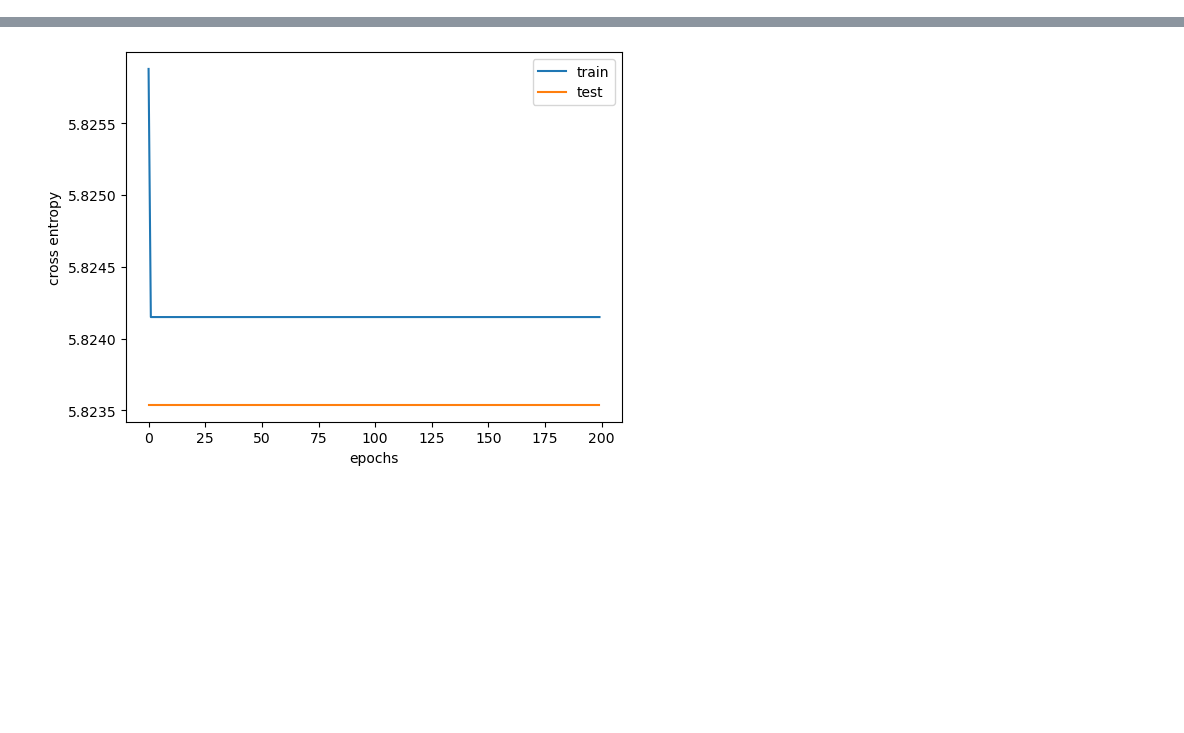
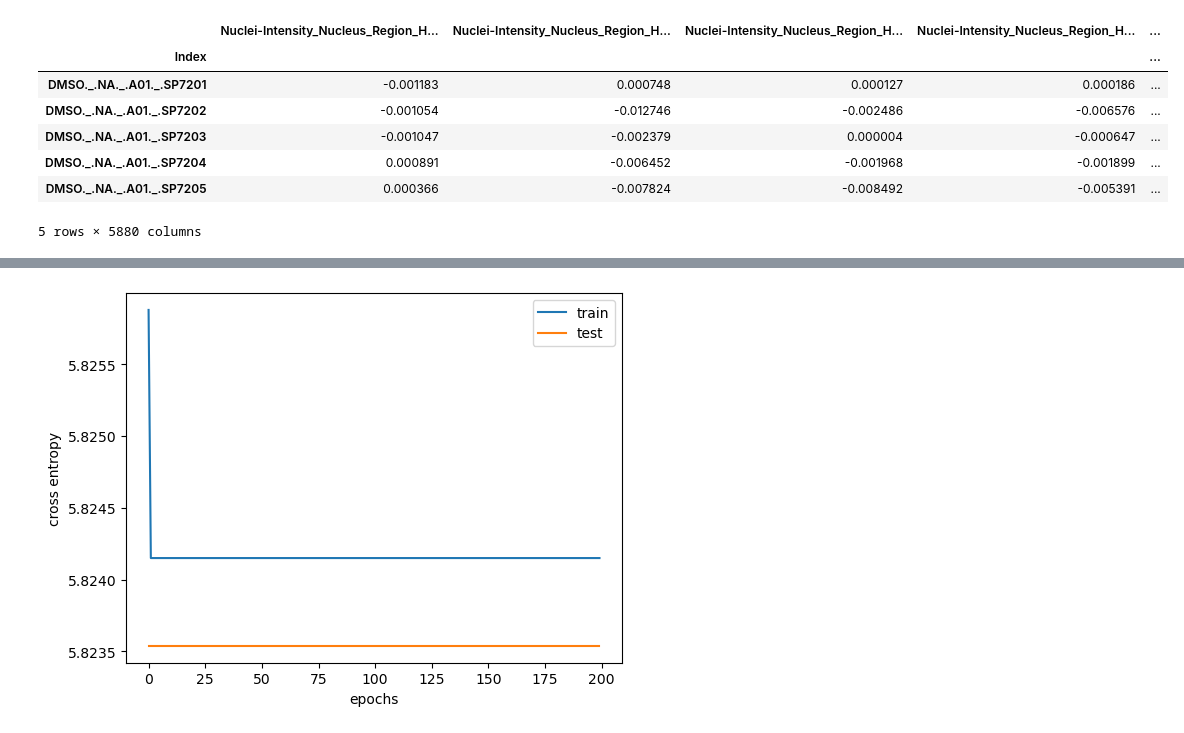
Before and after one commit to alohith/MOAST, a Jupyter notebook: MultilayerPerceptronClassification_irisTest.ipynb, the cells around one changed output, grey strips where cells are left out. Cells and saved outputs as stored; diff of their text form; code cells hidden in the pictures; blank space fills up the shorter version.

```diff
--- a/MultilayerPerceptronClassification_irisTest.ipynb
+++ b/MultilayerPerceptronClassification_irisTest.ipynb
@@ -29,3 +39,15 @@ TargetMol_DMSO_PMA_df = pd.read_csv('../../../TargetMol-CP3/TargetMol-CP3/CP3-Ta
+# %%
+
+display(pd.read_csv('../../TargetMol-CP3/TargetMol-CP3/FrozenVersions/TargetMol_1-27_1uM+10uM_PMA_horizconcat_HDpy_IDnames.csv',index_col=0).head())
+# %% [output]
+|  | Nuclei-Intensity_Nucleus_Region_H... | Nuclei-Intensity_Nucleus_Region_H... | Nuclei-Intensity_Nucleus_Region_H... | Nuclei-Intensity_Nucleus_Region_H... | ... |
+| Index |  |  |  |  | ... |
+| DMSO._.NA._.A01._.SP7201 | -0.001183 | 0.000748 | 0.000127 | 0.000186 | ... |
+| DMSO._.NA._.A01._.SP7202 | -0.001054 | -0.012746 | -0.002486 | -0.006576 | ... |
+| DMSO._.NA._.A01._.SP7203 | -0.001047 | -0.002379 | 0.000004 | -0.000647 | ... |
+| DMSO._.NA._.A01._.SP7204 | 0.000891 | -0.006452 | -0.001968 | -0.001899 | ... |
+| DMSO._.NA._.A01._.SP7205 | 0.000366 | -0.007824 | -0.008492 | -0.005391 | ... |
+5 rows × 5880 columns
 # %%
 display(TargetMol_DMSO_PMA_df)
 # %% [output]
```
Also changed, not shown: parts of 14 cells of this notebook.
